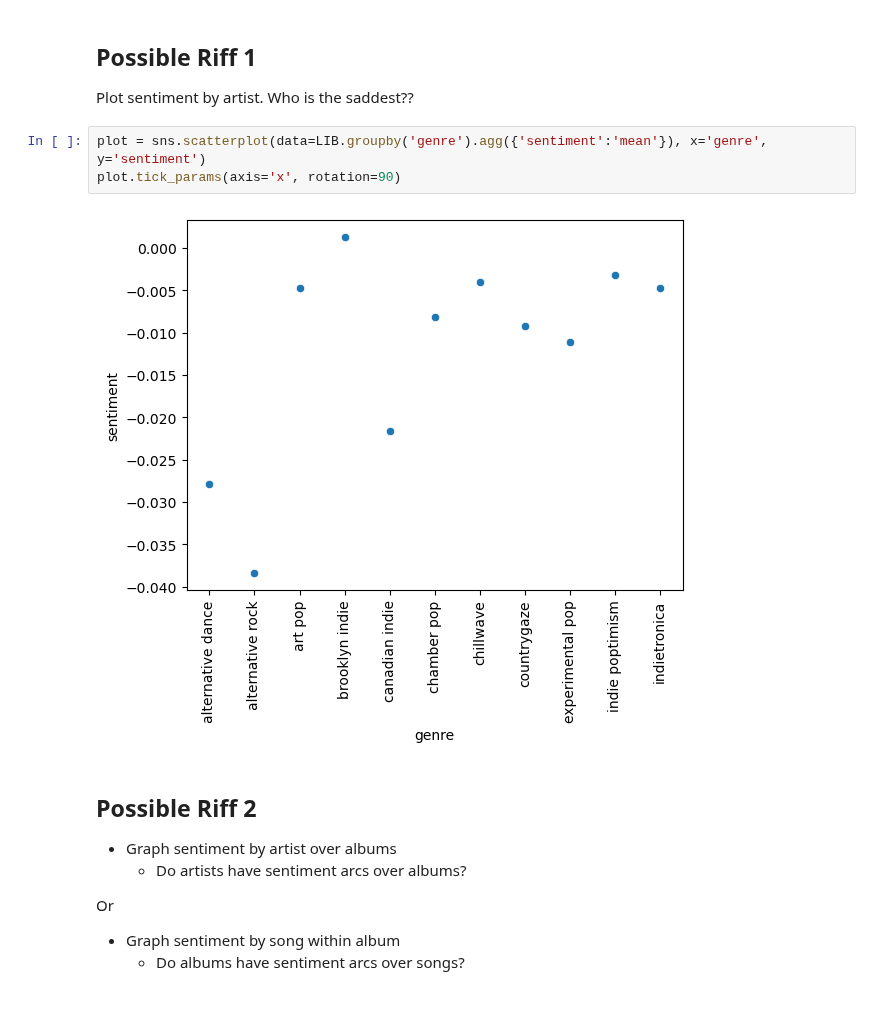
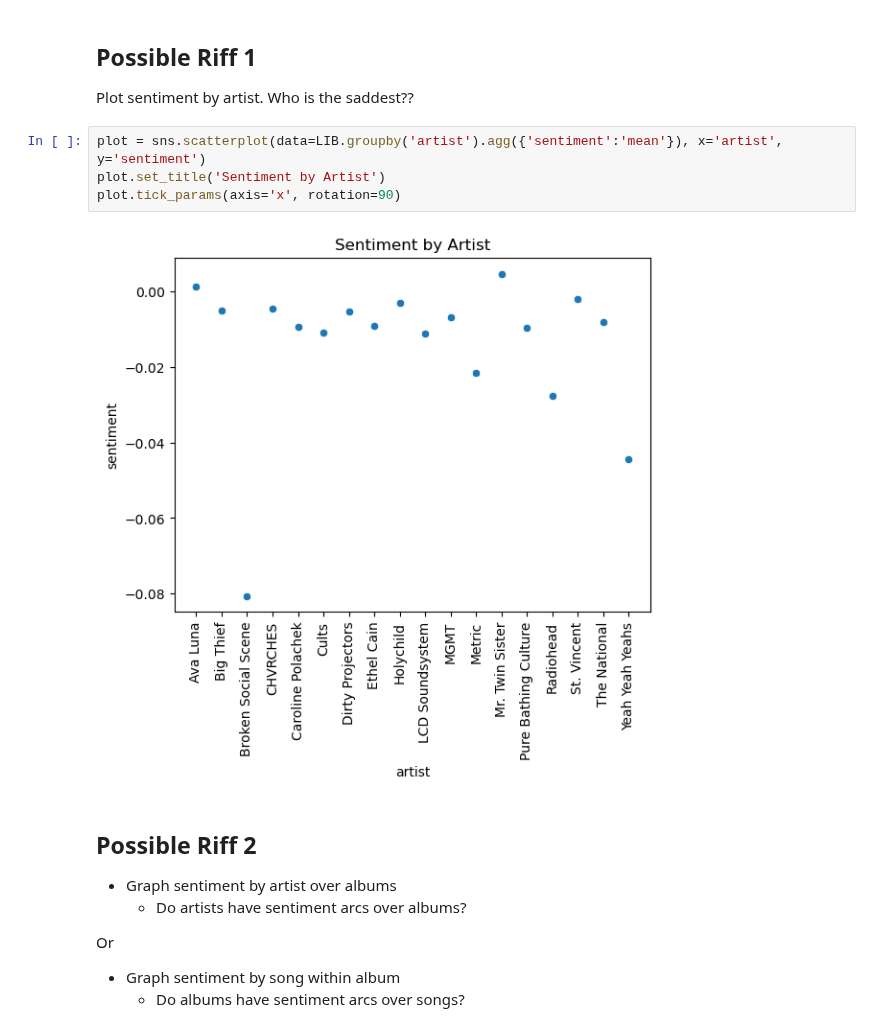
Before and after one commit to rlipps/Exploratory_Text_Analytics_Final, a Jupyter notebook: notebooks/Sentiment_Analysis.ipynb, the cells around one changed output. Cells and saved outputs as stored; diff of their text form; blank space fills up the shorter version.

Commit message:
update sentiment analysis

```diff
--- a/notebooks/Sentiment_Analysis.ipynb
+++ b/notebooks/Sentiment_Analysis.ipynb
@@ -210,10 +210,11 @@ It looks like 2001 is a super sad year, but it turns out this is due to there on
 ## Possible Riff 1
 Plot sentiment by artist. Who is the saddest??
 # %%
-plot = sns.scatterplot(data=LIB.groupby('genre').agg({'sentiment':'mean'}), x='genre', y='sentiment')
+plot = sns.scatterplot(data=LIB.groupby('artist').agg({'sentiment':'mean'}), x='artist', y='sentiment')
+plot.set_title('Sentiment by Artist')
 plot.tick_params(axis='x', rotation=90)
 # %% [output]
-[figure, old version]
+[figure, new version]
 # %% [markdown]
 ## Possible Riff 2
 
```
Also changed, not shown: parts of 22 cells of this notebook, 2 other files.
